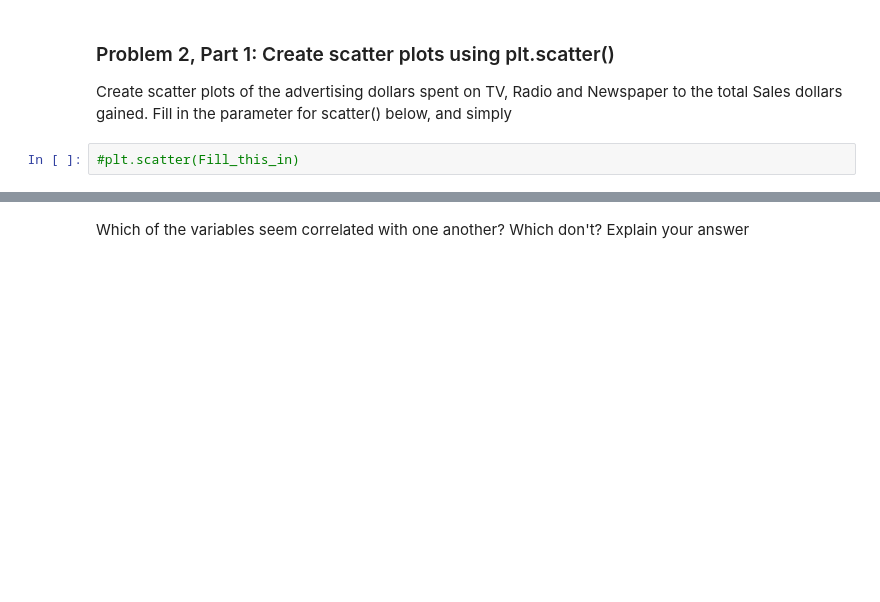
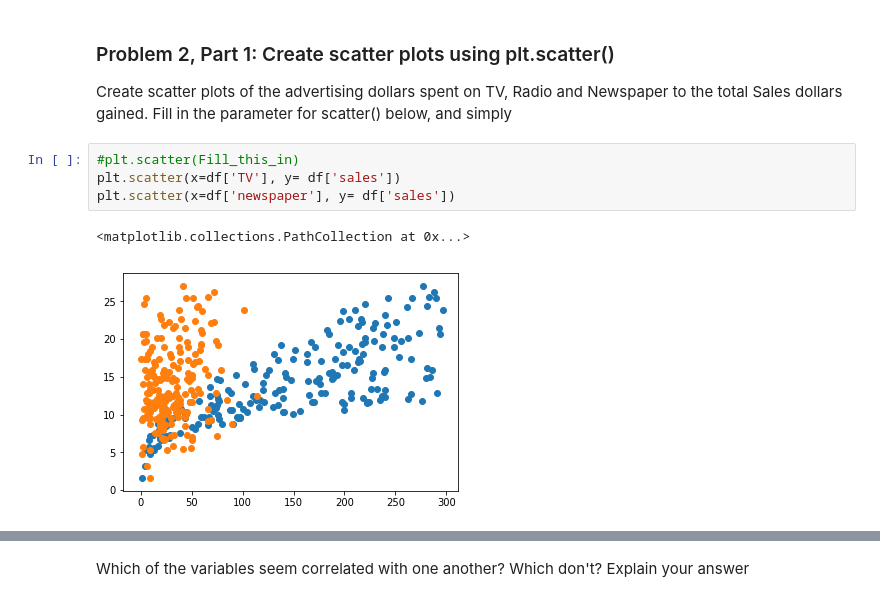
Before and after one commit to Columbia-Intro-Data-Science/python-introduction-wd-x, a Jupyter notebook: Homework 1 - Github and Pandas.ipynb, the cells around one changed output, grey strips where cells are left out. Cells and saved outputs as stored; diff of their text form; blank space fills up the shorter version.

```diff
--- a/Homework 1 - Github and Pandas.ipynb
+++ b/Homework 1 - Github and Pandas.ipynb
@@ -84,5 +89,10 @@ Use df.boxplot()
 ### Problem 2, Part 1: Create scatter plots using plt.scatter()
 
 Create scatter plots of the advertising dollars spent on TV, Radio and Newspaper to the total Sales dollars gained. Fill in the parameter for scatter() below, and simply
-# %%
-#plt.scatter(Fill_this_in)
+# %%
+#plt.scatter(Fill_this_in)
+plt.scatter(x=df['TV'], y= df['sales'])
+plt.scatter(x=df['newspaper'], y= df['sales'])
+# %% [output]
+<matplotlib.collections.PathCollection at 0x...>
+[figure, added]
```
Also changed, not shown: parts of 20 cells of this notebook.
